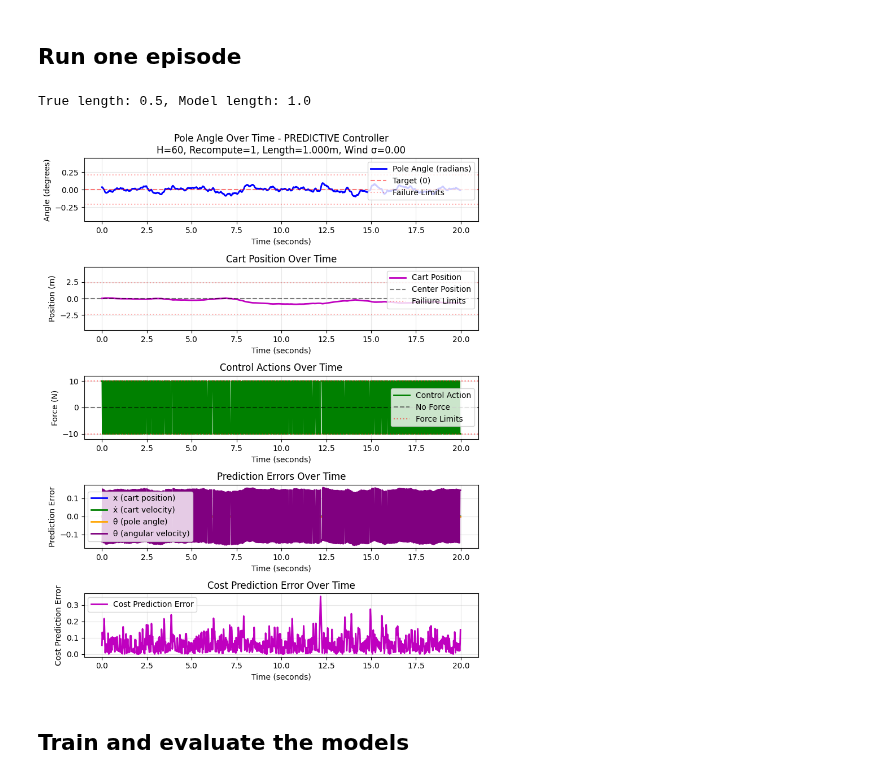
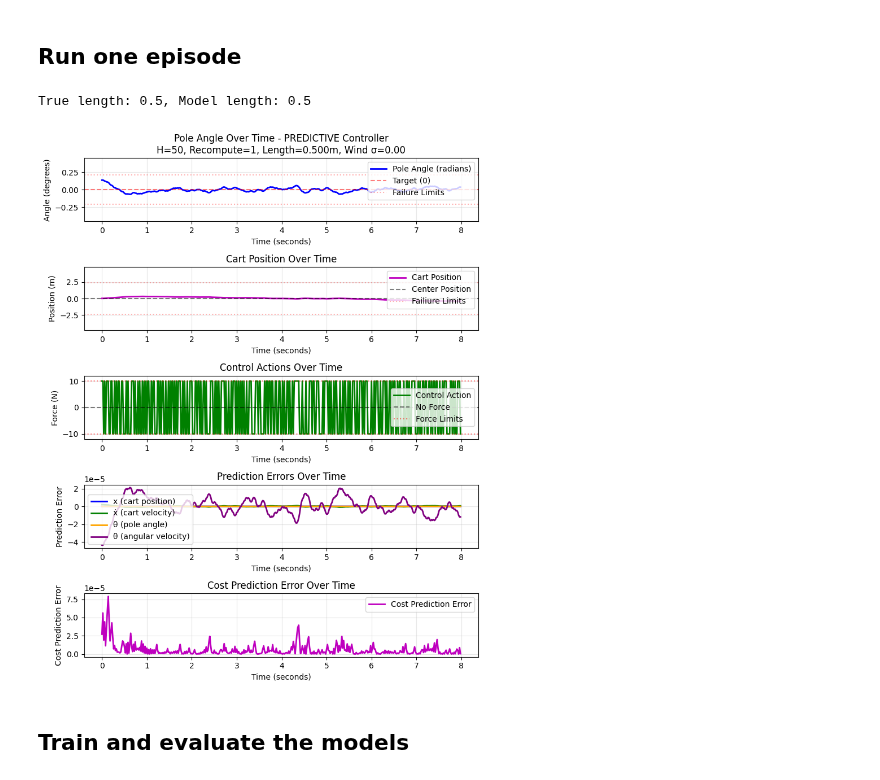
Before and after one commit to jtbuch/mpc_dojo, a Jupyter notebook: cartpole_rnn/notebooks/Cartpole_Control.ipynb, the cells around one changed output. Cells and saved outputs as stored; diff of their text form; code cells hidden in the pictures.

Commit message:
adding the init angle

```diff
--- a/cartpole_rnn/notebooks/Cartpole_Control.ipynb
+++ b/cartpole_rnn/notebooks/Cartpole_Control.ipynb
@@ -16,19 +16,20 @@ import time
 # %%
 # Run one episode
 run_single_episode_with_plots(
     controller_type='predictive',
-    horizon=60,
+    horizon=50,
     dt=0.02,
     recompute_every=1,
-    model_length=2.0,
+    model_length=1.0,
     wind_mu=0.0,
+    init_angle=0.1,
     wind_sigma=0.0,
-    episode_length=1000,
+    episode_length=400,
     seed=42
 )
 # %% [output]
-True length: 0.5, Model length: 1.0
+True length: 0.5, Model length: 0.5
-[figure, old version]
+[figure, new version]
 # %% [markdown]
 ## Train and evaluate the models
 # %%
```
Also changed, not shown: 3 other files.
